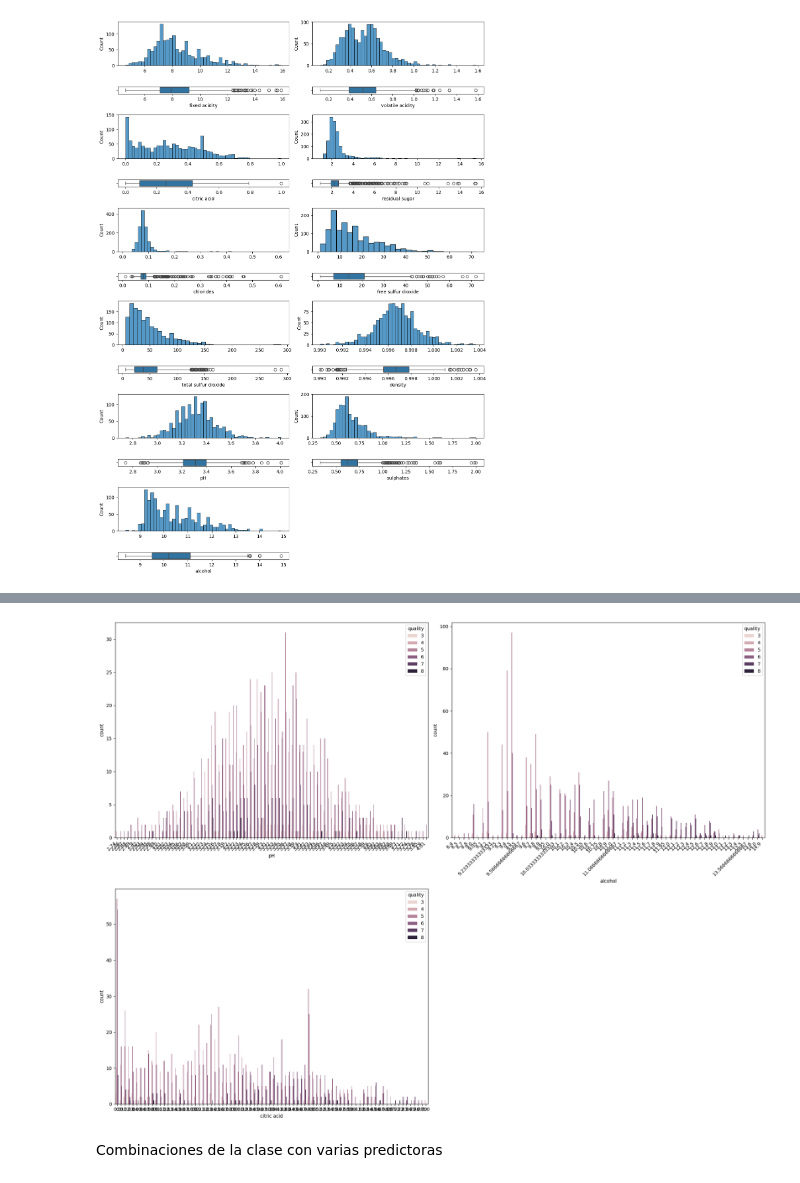
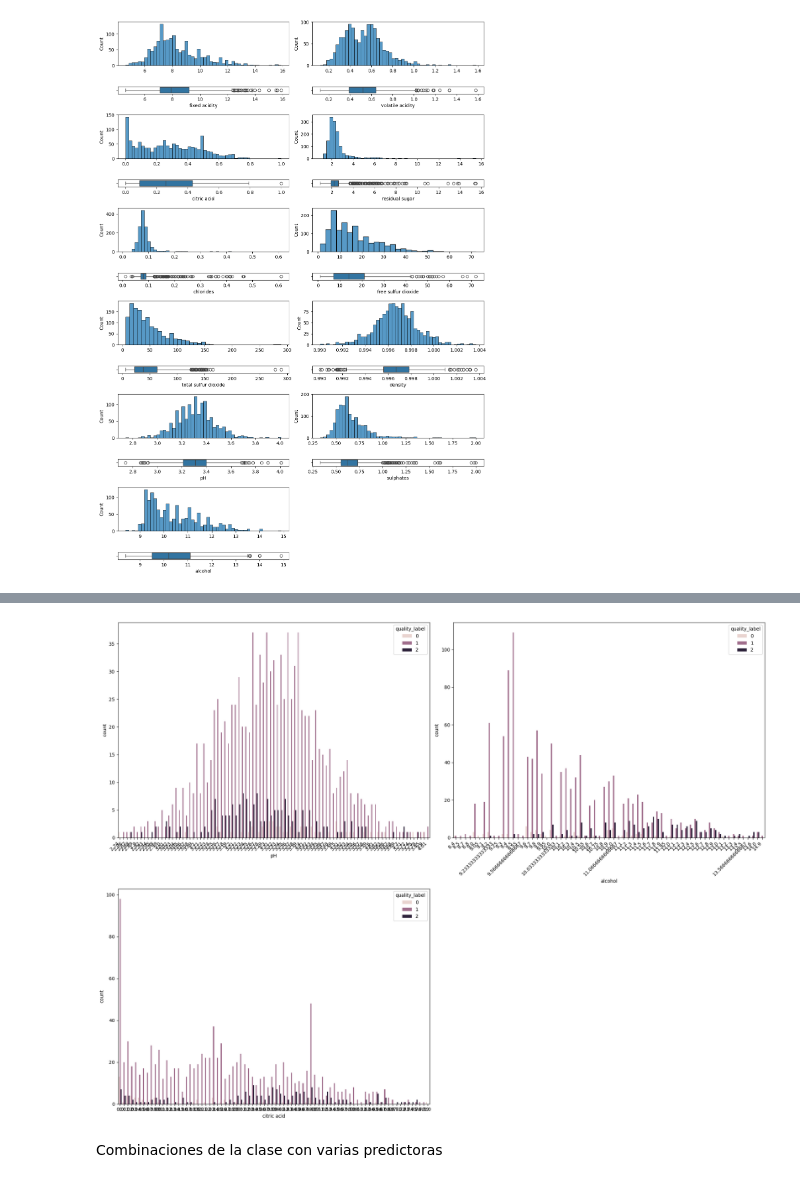
Before and after one commit to 4GeeksAcademy/Tulio-Gimenez-Tutorial-del-Proyecto-K-vecinos-mas-Cercanos, a Jupyter notebook: src/explore.ipynb, the cells around one changed output, grey strips where cells are left out. Cells and saved outputs as stored; diff of their text form; code cells hidden in the pictures.

```diff
--- a/src/explore.ipynb
+++ b/src/explore.ipynb
@@ -193,22 +202,22 @@ plt.show()
 # %%
 fig, axis = plt.subplots(2, 2, figsize = (20, 15))
 
-sns.countplot(ax = axis[0, 0], data = total_data, x = "pH", hue = "quality")
-sns.countplot(ax = axis[0, 1], data = total_data, x = "alcohol", hue = "quality")
-sns.countplot(ax = axis[1, 0], data = total_data, x = "citric acid", hue = "quality")
+sns.countplot(ax = axis[0, 0], data = total_data, x = "pH", hue = "quality_label")
+sns.countplot(ax = axis[0, 1], data = total_data, x = "alcohol", hue = "quality_label")
+sns.countplot(ax = axis[1, 0], data = total_data, x = "citric acid", hue = "quality_label")
 
 plt.setp(axis[0,0].get_xticklabels(), rotation=45, ha='right')
 plt.setp(axis[0,1].get_xticklabels(), rotation=45, ha='right')
 
 
 fig.delaxes(axis[1, 1])
 
 plt.tight_layout()
 
 
 plt.show()
 # %% [output]
-[figure, old version]
+[figure, new version]
 # %% [markdown]
 Combinaciones de la clase con varias predictoras
 # %%
```
Also changed, not shown: parts of 6 cells of this notebook, 14 other files.
